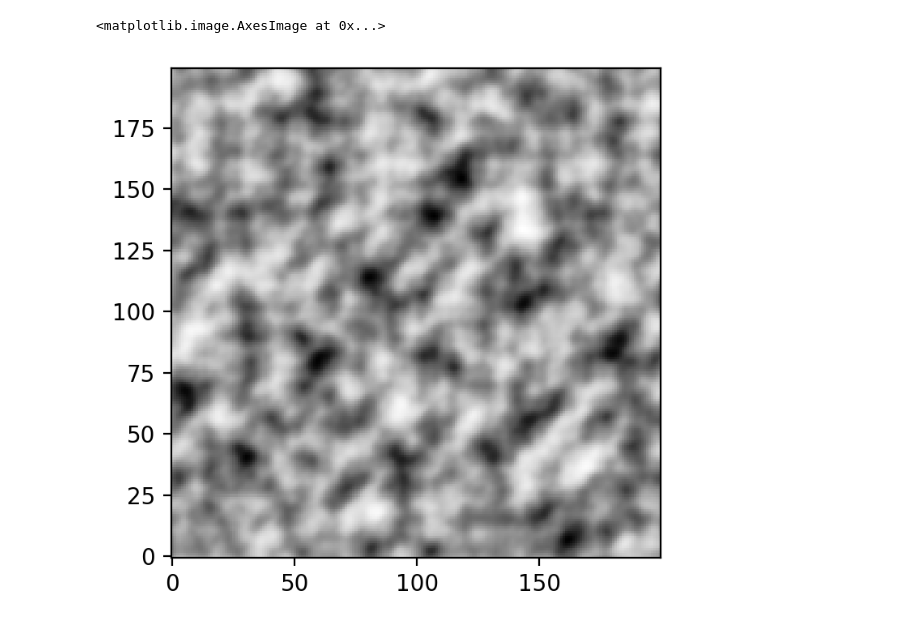
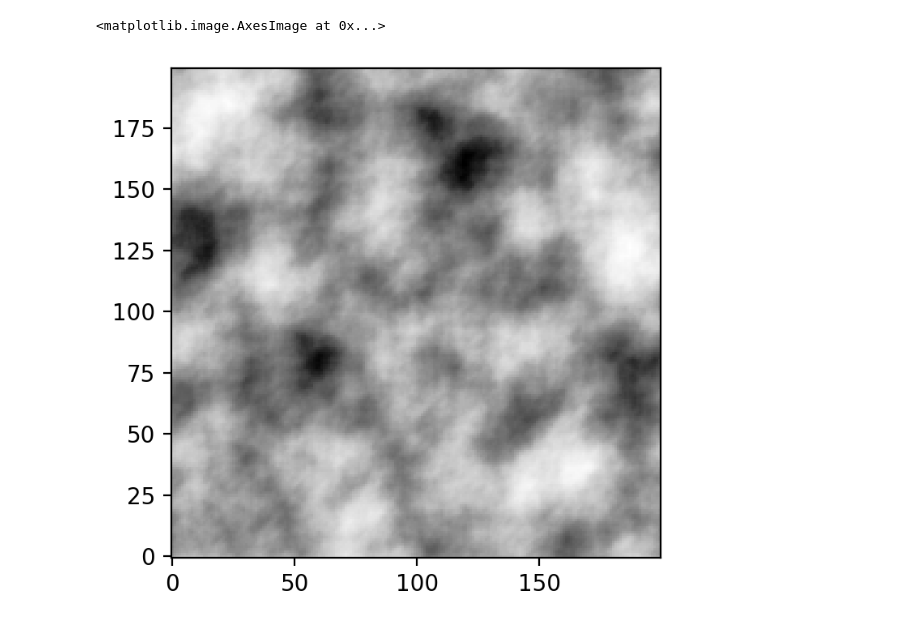
Before and after one commit to StevenCash/jupyter, a Jupyter notebook: PerlinNoise.ipynb, the cells around one changed output. Cells and saved outputs as stored; diff of their text form; code cells hidden in the pictures.

```diff
--- a/PerlinNoise.ipynb
+++ b/PerlinNoise.ipynb
@@ -115,38 +115,46 @@ noisepoints2D = []
 for j in range(gridsize*othersize):
     dummy = []
     for k in range(gridsize*othersize):
-        dummy.append([j/25,k/25])
+        dummy.append([j/50,k/50])
     noisepoints2D.append(dummy)
 
 noisegrid2D = []
 #create empty noise gird
 for j in range(gridsize*othersize):
     dummy = []
     for k in range(gridsize*othersize):
         dummy.append(0)
     noisegrid2D.append(dummy)
 
 #Now try it out.  I think I need to rework my noisepoints for a double loop
 #need sizes of array, lets not assume square
 sizex = numpy.shape(numpy.array(noisepoints2D))[0]
 sizey = numpy.shape(numpy.array(noisepoints2D))[1]
 
 #now generate noise
+amplitude = 1
+persistence = .5
+maxval = 0
 for j in range(sizex):
     for k in range(sizey):
+        maxval = 0
+        amplitude = 1
         for i in range(6):
             #adding octave summing
-            noisegrid2D[j][k] += (perlin(noisepoints2D[j][k][0]*2**i,noisepoints2D[j][k][1]*2**i))/(i**i)
-
+            noisegrid2D[j][k] += (perlin(noisepoints2D[j][k][0]*2**i,noisepoints2D[j][k][1]*2**i))*amplitude
+            maxval += amplitude
+            amplitude *= persistence
+            #print(maxval)
+        noisegrid2D[j][k] *= 1/maxval
 
 
 
 import matplotlib as mpl
 import matplotlib.pyplot as plt
 default_dpi = mpl.rcParamsDefault['figure.dpi']
 mpl.rcParams['figure.dpi'] = default_dpi*2
 
 plt.imshow(noisegrid2D,cmap = 'Greys', origin = 'lower')
 # %% [output]
 <matplotlib.image.AxesImage at 0x...>
-[figure, old version]
+[figure, new version]
```
